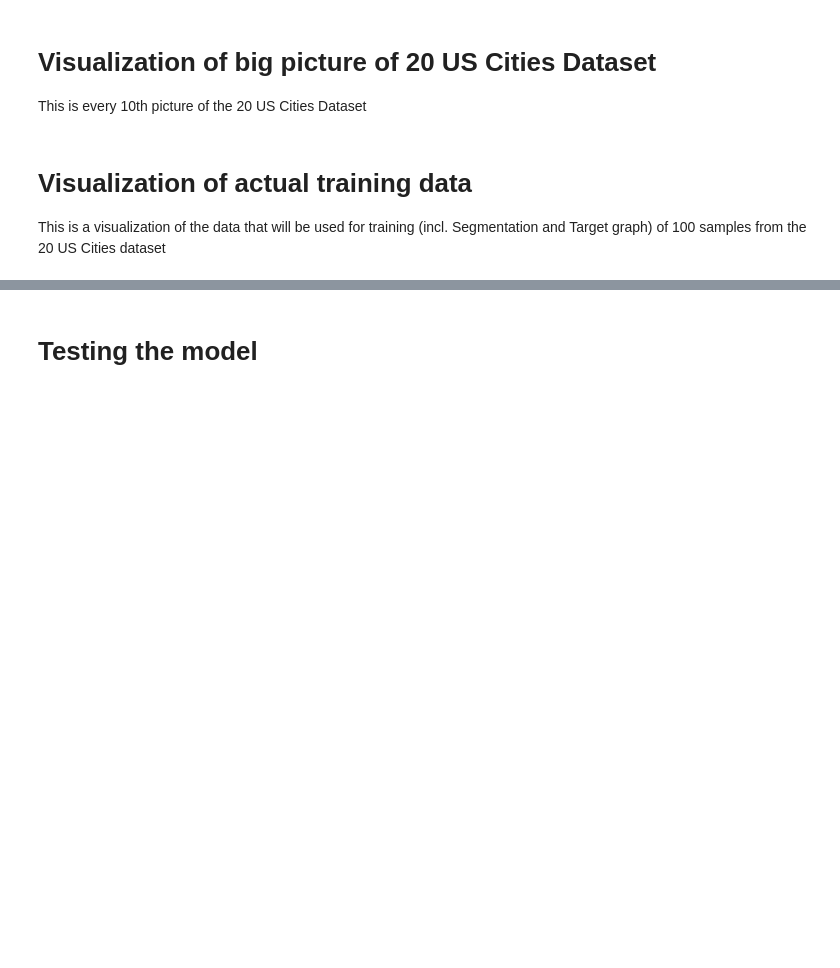
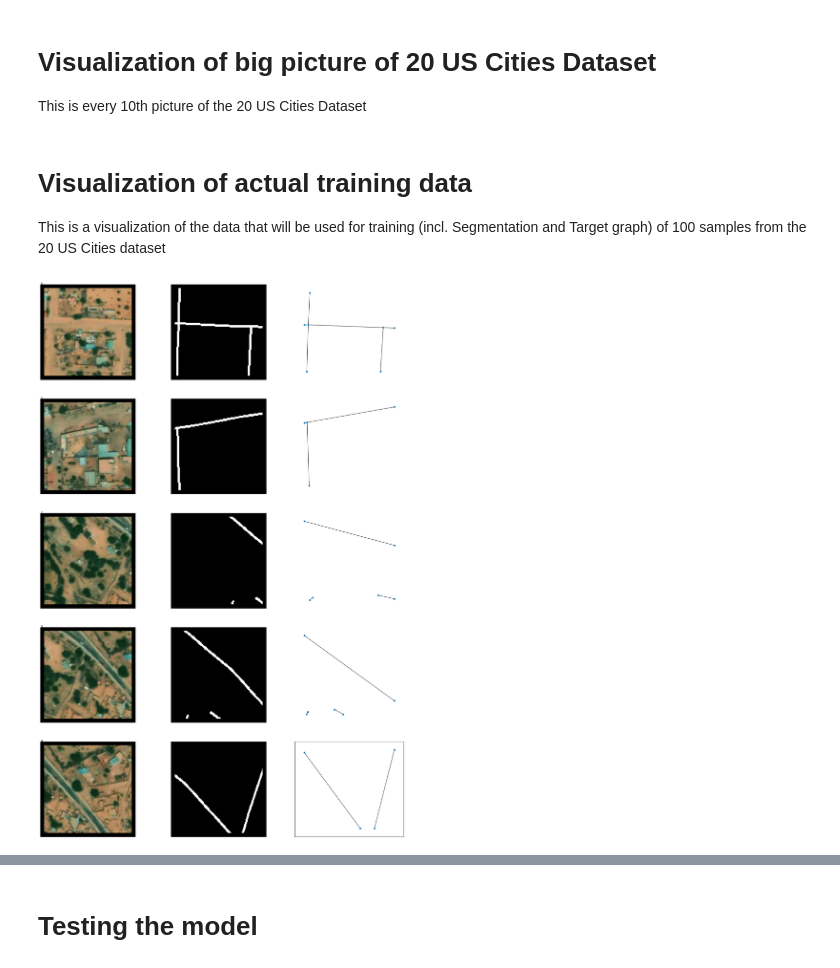
Before and after one commit to ankke/thesis, a Jupyter notebook: visualize_data.ipynb, the cells around one changed output, grey strips where cells are left out. Cells and saved outputs as stored; diff of their text form; code cells hidden in the pictures; blank space fills up the shorter version.

```diff
--- a/visualize_data.ipynb
+++ b/visualize_data.ipynb
@@ -144,7 +144,7 @@ loader = DataLoader(
     pin_memory=True
 )
 
-num_samples = 3
+num_samples = 5
 start_index = 0
 
 # Create figure with 3 plots
@@ -167,37 +167,39 @@ for i in range(start_index, start_index + num_samples):
 
     axs[i, 0].annotate(i, xy=(0,0))
 
-    """
+
     # Create Graph for plotting graph
     G = nx.Graph()
 
     # Add all nodes
     for ind, pos in enumerate(nodes):
         # The positions have to be altered so that the graph has the right orientation (all cooridnates are normalized to [0,1])
         G.add_node(ind, pos=(pos[1].item(), 1 - pos[0].item()))
 
     # Add positions to nodes
     pos = nx.get_node_attributes(G,'pos')
 
     # Add all edges
     for edge in edges:
         G.add_edge(edge[0].item(), edge[1].item())
 
     # Draw Graph with matplotlib
     nx.draw(G, pos, axs[i, 2], node_size=20, with_labels=False)
 
     # Style the graph
     limits = plt.axis('on')
-    """
+
 
 
 
     # Turn off labels for axis for all graphs
     for x in axs[i]:
         x.tick_params(left=False, bottom=False, labelleft=False, labelbottom=False)
 
 # Show graph
 plt.show()
+# %% [output]
+[figure, added]
 # %%
 import os
 import pyvista
```
Also changed, not shown: parts of 1 cell of this notebook, 3 other files.
